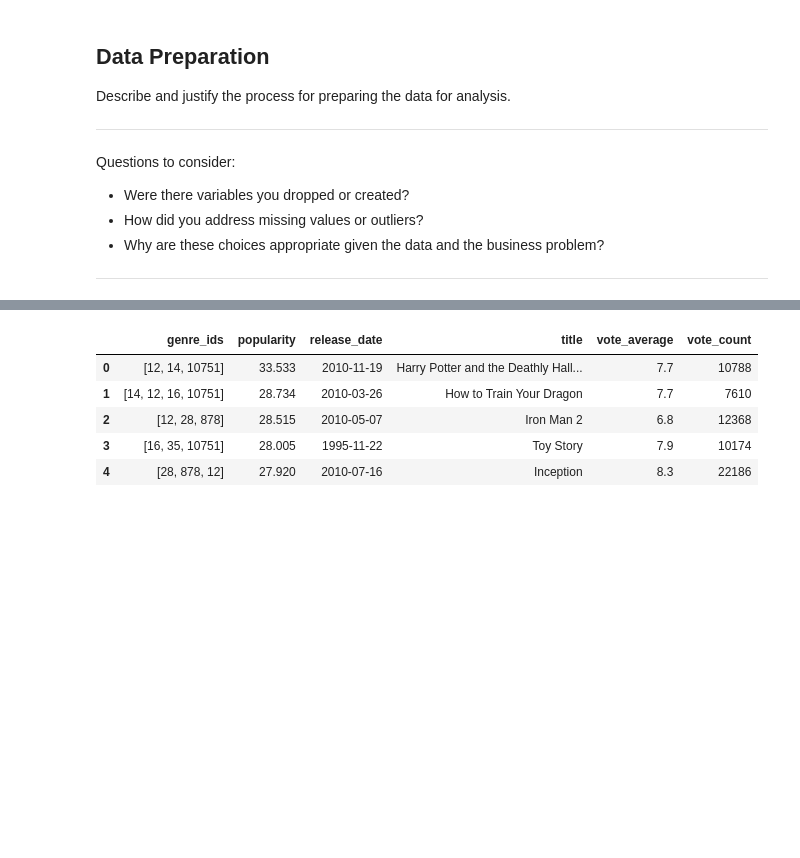
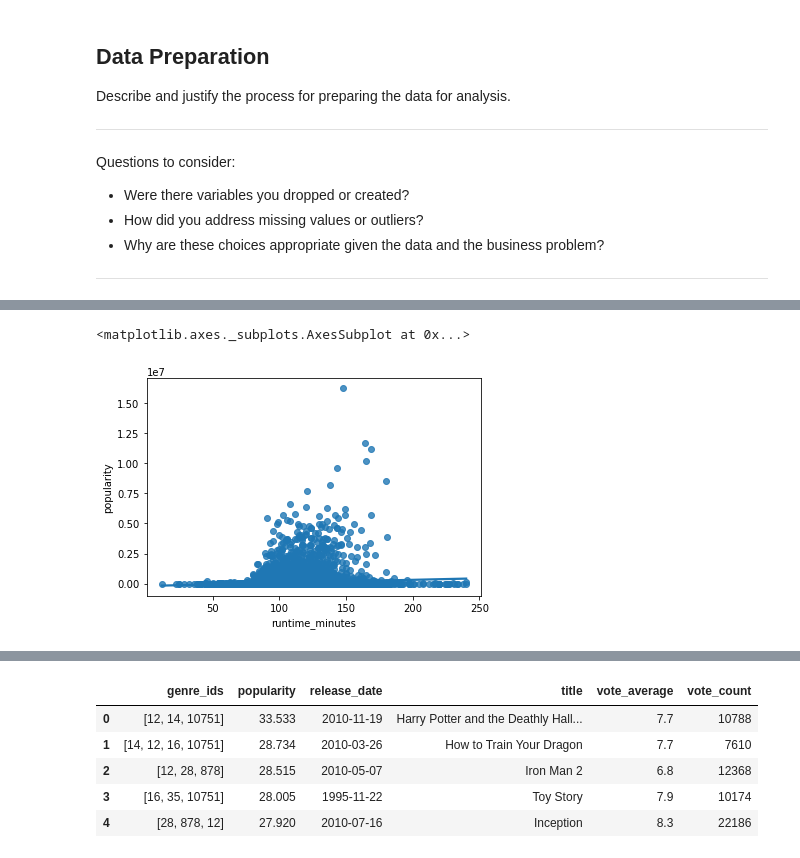
Before and after one commit to lilisbeit/Microsoft-Movies-Project, a Jupyter notebook: Microsoft-Movies-Notebook.ipynb, the cells around one changed output, grey strips where cells are left out. Drawn from its saved outputs; the diff is of its cells as text; code cells hidden in the pictures; blank space fills up the shorter version.

```diff
--- a/Microsoft-Movies-Notebook.ipynb
+++ b/Microsoft-Movies-Notebook.ipynb
@@ -364,0 +372,8 @@ memory usage: 1.9+ MB
+# %%
+#plot runtime vs popularity, include regression line
+
+fig = sns.regplot(x="runtime_minutes", y="popularity", data=runtime_ratings_df)
+fig
+# %% [output]
+<matplotlib.axes._subplots.AxesSubplot at 0x...>
+[figure, added]
```
Also changed, not shown: parts of 14 cells of this notebook.
